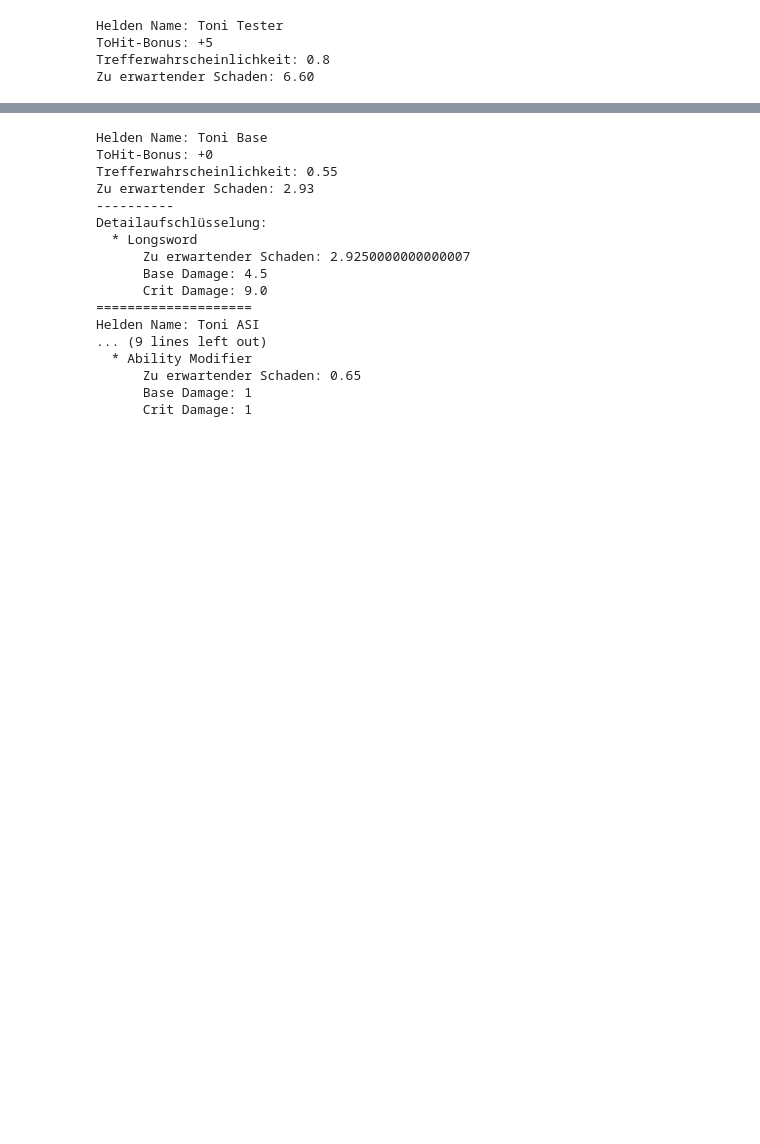
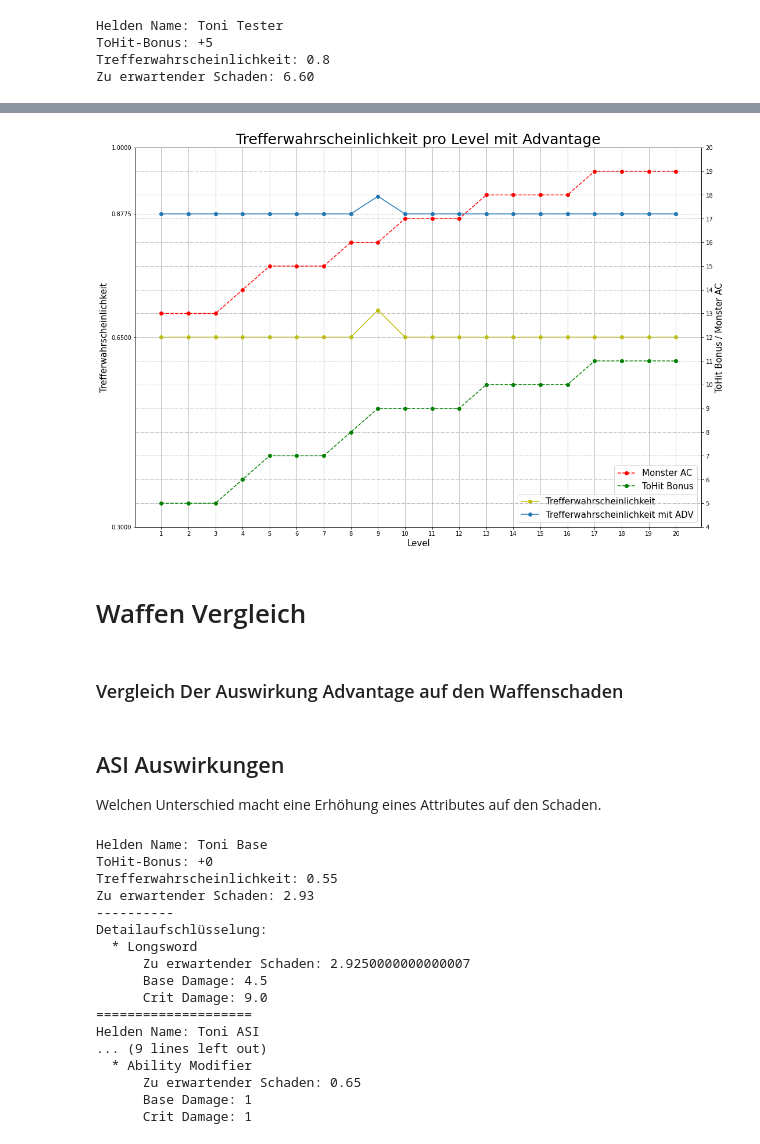
Before and after one commit to AlexSchinnerl/dndMath, a Jupyter notebook: vortrag.ipynb, the cells around one changed output, grey strips where cells are left out. Saved outputs shown, nothing was run; the diff lists cells and outputs as text; code cells hidden in the pictures; blank space fills up the shorter version.

```diff
--- a/vortrag.ipynb
+++ b/vortrag.ipynb
@@ -138,0 +382,34 @@ Welche unterschied macht eine Erhöhung eines Attributes auf den Schaden.
+# %%
+X = tw_perLevel.index
+# yerror = list(advDF["mit Advantage"]-advDF["Trefferwahrscheinlichkeit"])
+fig, ax1 = plt.subplots(figsize=(15,10), layout="constrained")
+ax2 = ax1.twinx()
+ax1.plot(X, tw_perLevel["Trefferwahrscheinlichkeit"], "-yo", label= "Trefferwahrscheinlichkeit")
+ax1.plot(X, tw_perLevel["Trefferwahrscheinlichkeit mit ADV"], "-o", label= "Trefferwahrscheinlichkeit mit ADV")
+ax2.plot(X, tw_perLevel["Monster AC"], "--ro", label= "Monster AC")
+ax2.plot(X, tw_perLevel["ToHit Bonus"], "--go", label= "ToHit Bonus")
+
+ax1.grid(True, axis="x")
+ax1.grid(True, axis="y", linestyle="--")
+ax2.grid(True, axis="y", linestyle="-.")
+ax1.set_xticks(ticks=X)
+# ax1.set_yticks(ticks=np.linspace(0.3,1.0,7))
+ax1.set_yticks(ticks=[0.3, 0.65, 0.8775, 1.0])
+ax2.set_yticks(ticks=np.linspace(4,20,17))
+
+ax1.legend(loc="lower right", fontsize=TICKSIZE)
+ax2.legend(loc="lower right", bbox_to_anchor=(1, 0.075), fontsize=TICKSIZE)
+
+ax1.set_xlabel("Level", fontsize=TICKSIZE)
+ax1.set_ylabel("Trefferwahrscheinlichkeit", fontsize=TICKSIZE)
+ax2.set_ylabel("ToHit Bonus / Monster AC", fontsize=TICKSIZE)
+ax1.set_title("Trefferwahrscheinlichkeit pro Level mit Advantage", fontsize=TITLESIZE)
+
+
+plt.show()
+# %% [output]
+[figure, added]
+# %% [markdown]
+# Waffen Vergleich
+# %% [markdown]
+### Vergleich Der Auswirkung Advantage auf den Waffenschaden
@@ -139,3 +418,7 @@ Welche unterschied macht eine Erhöhung eines Attributes auf den Schaden.
+# %% [markdown]
+## ASI Auswirkungen
+
+Welchen Unterschied macht eine Erhöhung eines Attributes auf den Schaden.
 # %%
 asi_toni = Hero("Toni Base", 0)
 asi_toni.addDamageSource(DamageSource("Longsword", damageDice=Dice(1,8), diceAmount=1))
```
Also changed, not shown: parts of 26 cells of this notebook.
